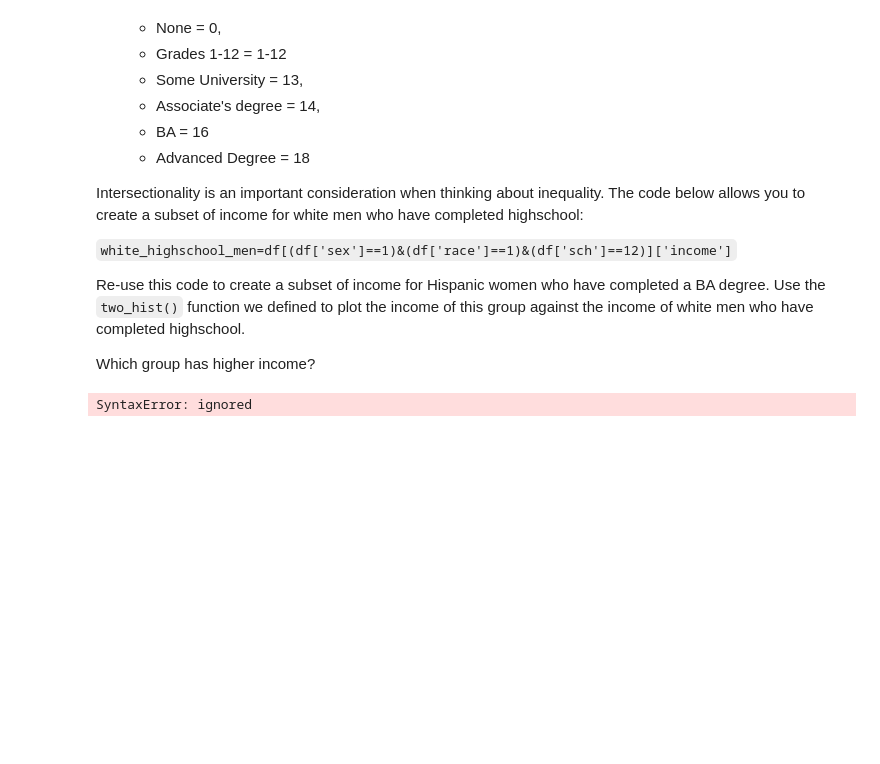
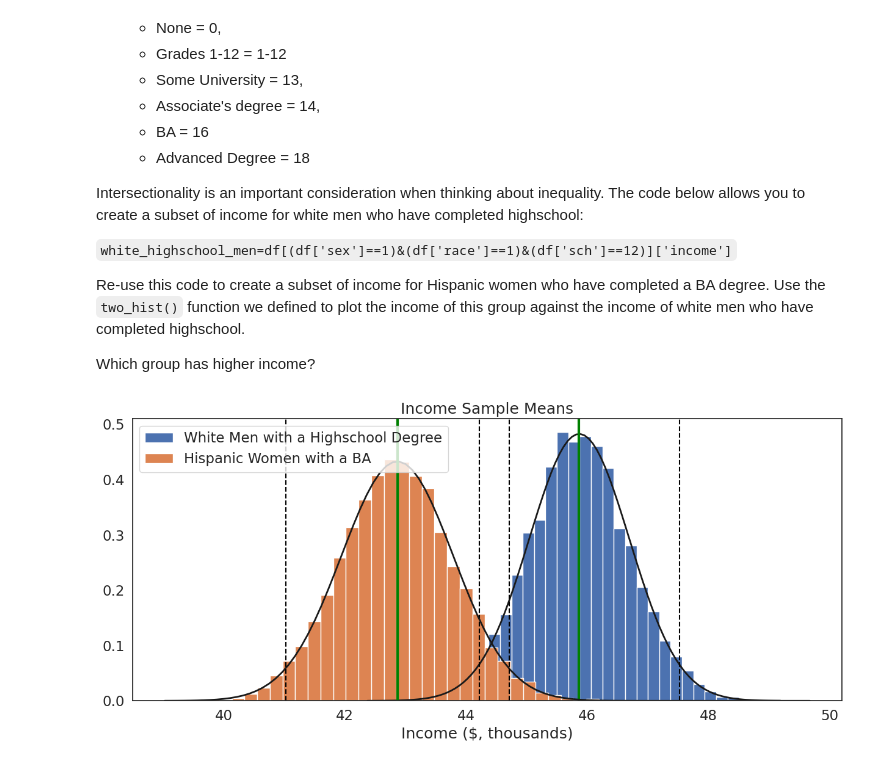
Before and after one commit to danakrasznai/QM2, a Jupyter notebook: notebooks/W05. Distributions and Basic Statistics.ipynb, the cells around one changed output. Drawn from its saved outputs; the diff is of its cells as text; code cells hidden in the pictures; blank space fills up the shorter version.

```diff
--- a/notebooks/W05. Distributions and Basic Statistics.ipynb
+++ b/notebooks/W05. Distributions and Basic Statistics.ipynb
@@ -559,8 +559,8 @@ Re-use this code to create a subset of income for Hispanic women who have comple
 Which group has higher income?
 # %%
 white_highschool_men=df[(df['sex']==1)&(df['race']==1)&(df['sch']==12)]['income']
-hispanic_BA_women=
+hispanic_BA_women=df[(df['sex']==2)&(df['race']==3)&(df['sch']==16)]['income']
 
-two_hist()
+two_hist([white_highschool_men,hispanic_BA_women],['White Men with a Highschool Degree','Hispanic Women with a BA'],'Income ($, thousands)', "Income Sample Means")
 # %% [output]
-SyntaxError: ignored
+[figure, added]
```
Also changed, not shown: parts of 3 cells of this notebook.
